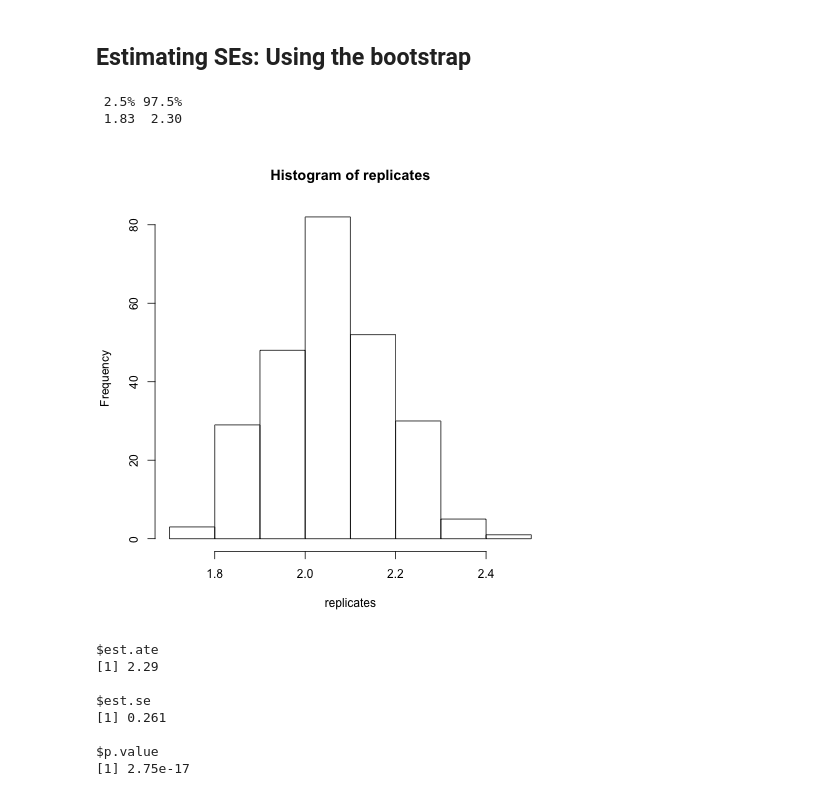
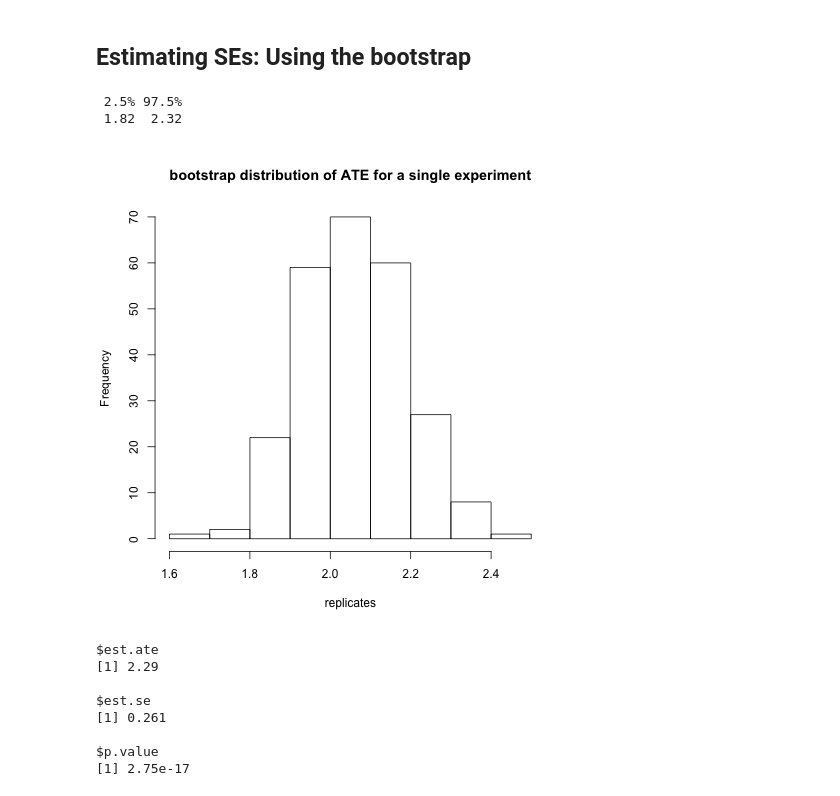
Before and after one commit to eytan/www-15-tutorial, a Jupyter notebook: 0-estimation-and-power.ipynb, the cells around one changed output. Saved outputs shown, nothing was run; the diff lists cells and outputs as text; code cells hidden in the pictures.

```diff
--- a/0-estimation-and-power.ipynb
+++ b/0-estimation-and-power.ipynb
@@ -221,19 +221,19 @@ c(est.ate-1.96*est.se, est.ate+1.96*est.se)
 # %%
 %%R
 source('css_stats.R')
 
 weighted.est.ate <- function(exp) {
   m <- lm(y ~ D, data=exp, weights=.weights)
   coeftest(m)['D', 'Estimate']
 }
 
 replicates <- iid.bootstrap(my.experiment, weighted.est.ate)
 print(quantile(replicates, c(0.025, 0.975)))
-hist(replicates)
+hist(replicates, main='bootstrap distribution of ATE for a single experiment')
 # %% [output]
  2.5% 97.5%
- 1.83  2.30
+ 1.82  2.32
-[figure, old version]
+[figure, new version]
 # %%
 %%R
 
```
Also changed, not shown: parts of 1 cell of this notebook, 5 other files.
